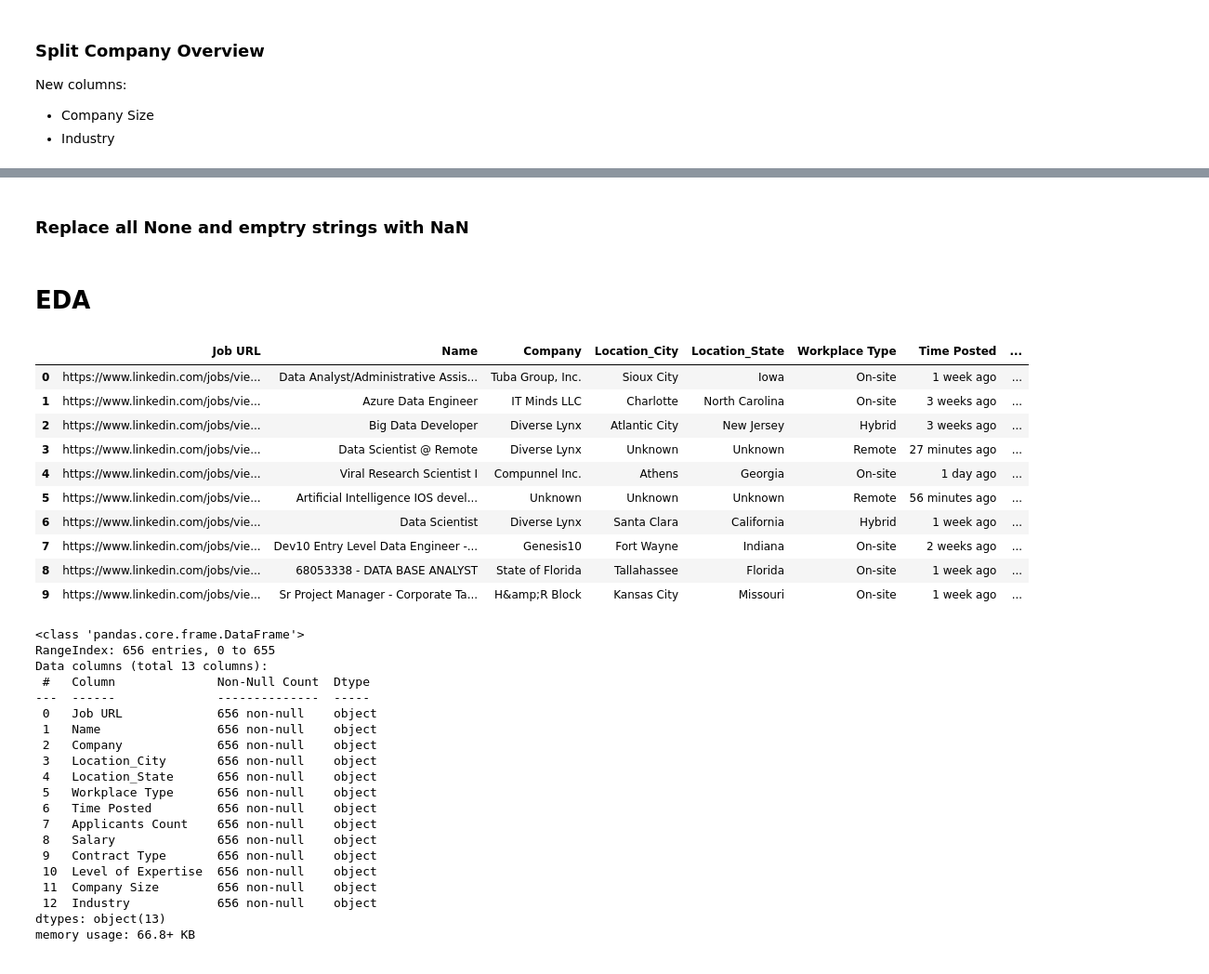
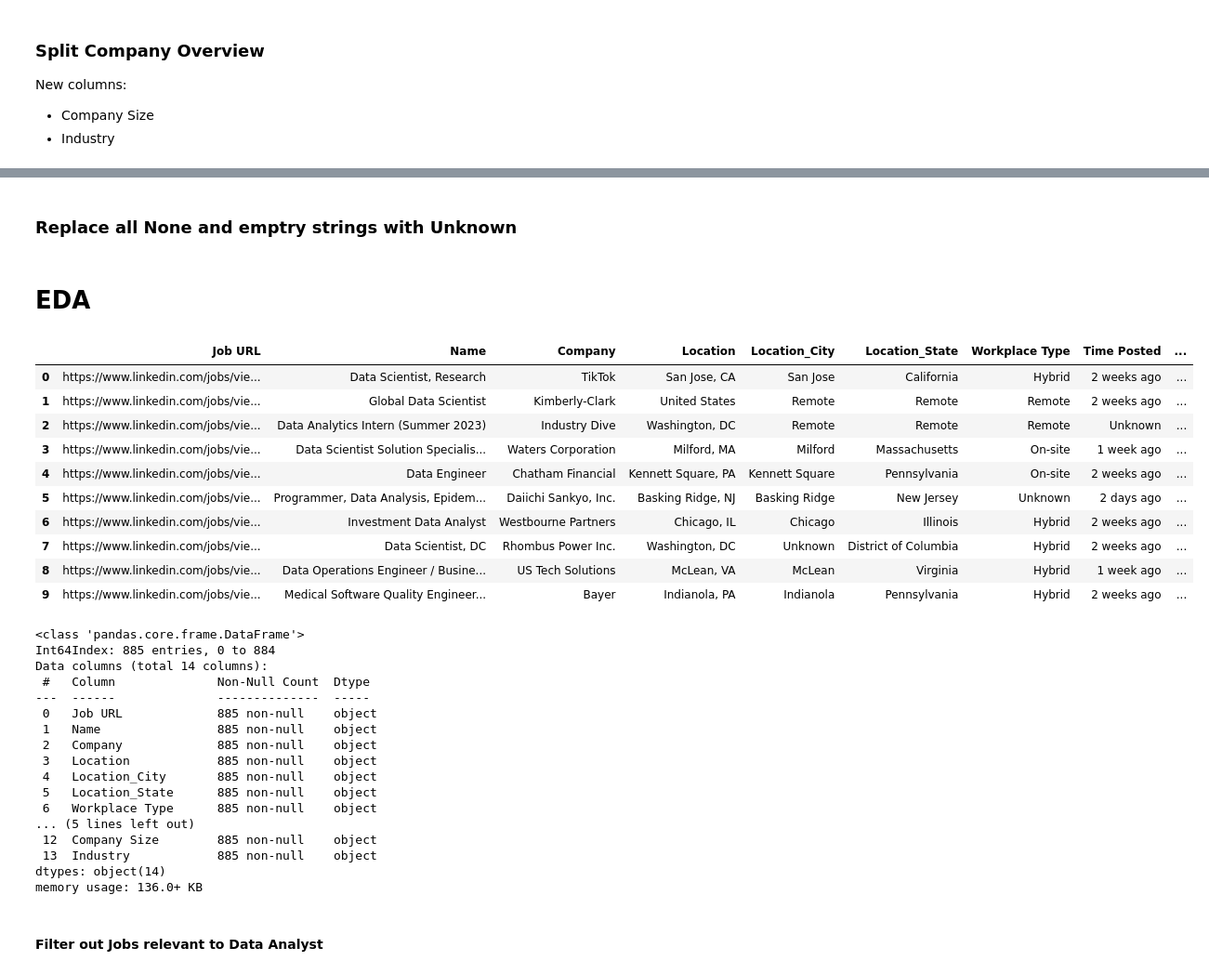
Before and after one commit to minhnnt97/linkedin-analysis, a Jupyter notebook: LinkedinJobAnalysis.ipynb, the cells around one changed output, grey strips where cells are left out. Shown: that part at 93% size. Drawn from its saved outputs; the diff is of its cells as text; code cells hidden in the pictures.

```diff
--- a/LinkedinJobAnalysis.ipynb
+++ b/LinkedinJobAnalysis.ipynb
@@ -678,13 +756,13 @@ list(set(tmp.str.split(' · ').values.sum()))
 contract_type_list = ['Temporary', 'Part-time', 'Full-time', 'Internship', 'Contract']
 contract_type_pattern = '|'.join(contract_type_list)
 
-for idx, row in job_df_2.iterrows():
+for idx, row in job_df.iterrows():
     job_overview = row['Job Overview']
     try:
         contract_type = re.search(contract_type_pattern, job_overview)
-        job_df_2.at[idx, 'Contract Type'] = contract_type.group() if contract_type is not None else None
+        job_df.at[idx, 'Contract Type'] = contract_type.group() if contract_type is not None else 'Unknown'
     except NoSuchElementException:
         pass
-job_df_2.head(5)
+job_df.head(5)
 # %% [output]
 |  | Job ID | Job URL | Name | Company | Company Logo URL | Location | Workplace Type | Time Posted | ... |
@@ -697,13 +775,13 @@ job_df_2.head(5)
 exp_levels_list = ['Entry level', 'Junior', 'Mid-Senior level', 'Associate', 'Executive', 'Director']
 exp_levels_pattern = '|'.join(exp_levels_list)
 
-for idx, row in job_df_2.iterrows():
+for idx, row in job_df.iterrows():
     job_overview = row['Job Overview']
     try:
         exp_level = re.search(exp_levels_pattern, job_overview)
-        job_df_2.at[idx, 'Level of Expertise'] = exp_level.group() if exp_level is not None else None
+        job_df.at[idx, 'Level of Expertise'] = exp_level.group() if exp_level is not None else 'Unknown'
     except NoSuchElementException:
         pass
-job_df_2.head(5)
+job_df.head(5)
 # %% [output]
 |  | Job ID | Job URL | Name | Company | Company Logo URL | Location | Workplace Type | Time Posted | ... |
@@ -715,49 +793,48 @@ job_df_2.head(5)
 # %% [markdown]
-### Replace all None and emptry strings with NaN
+### Replace all None and emptry strings with Unknown
 # %%
-job_df_2 = job_df_2.replace('', np.nan).fillna('Unknown')
+job_df = job_df.replace('', np.nan).fillna('Unknown')
 # %% [markdown]
 # EDA
 # %%
-cols = ['Job URL', 'Name', 'Company', 'Location_City', 'Location_State',
+cols = ['Job URL', 'Name', 'Company', 'Location', 'Location_City', 'Location_State',
        'Workplace Type', 'Time Posted', 'Applicants Count',
         'Salary', 'Contract Type', 'Level of Expertise',
        'Company Size', 'Industry']
-job_df_2 = job_df_2[cols]
+df = job_df[cols]
 # %%
-job_df_2.head(10)
+df.head(10)
 # %% [output]
-|  | Job URL | Name | Company | Location_City | Location_State | Workplace Type | Time Posted | ... |
-| 0 | https://www.linkedin.com/jobs/vie... | Data Analyst/Administrative Assis... | Tuba Group, Inc. | Sioux City | Iowa | On-site | 1 week ago | ... |
-| 1 | https://www.linkedin.com/jobs/vie... | Azure Data Engineer | IT Minds LLC | Charlotte | North Carolina | On-site | 3 weeks ago | ... |
-| 2 | https://www.linkedin.com/jobs/vie... | Big Data Developer | Diverse Lynx | Atlantic City | New Jersey | Hybrid | 3 weeks ago | ... |
-| 3 | https://www.linkedin.com/jobs/vie... | Data Scientist @ Remote | Diverse Lynx | Unknown | Unknown | Remote | 27 minutes ago | ... |
-| 4 | https://www.linkedin.com/jobs/vie... | Viral Research Scientist I | Compunnel Inc. | Athens | Georgia | On-site | 1 day ago | ... |
-| 5 | https://www.linkedin.com/jobs/vie... | Artificial Intelligence IOS devel... | Unknown | Unknown | Unknown | Remote | 56 minutes ago | ... |
-| 6 | https://www.linkedin.com/jobs/vie... | Data Scientist | Diverse Lynx | Santa Clara | California | Hybrid | 1 week ago | ... |
-| 7 | https://www.linkedin.com/jobs/vie... | Dev10 Entry Level Data Engineer -... | Genesis10 | Fort Wayne | Indiana | On-site | 2 weeks ago | ... |
-| 8 | https://www.linkedin.com/jobs/vie... | 68053338 - DATA BASE ANALYST | State of Florida | Tallahassee | Florida | On-site | 1 week ago | ... |
-| 9 | https://www.linkedin.com/jobs/vie... | Sr Project Manager - Corporate Ta... | H&amp;R Block | Kansas City | Missouri | On-site | 1 week ago | ... |
+|  | Job URL | Name | Company | Location | Location_City | Location_State | Workplace Type | Time Posted | ... |
+| 0 | https://www.linkedin.com/jobs/vie... | Data Scientist, Research | TikTok | San Jose, CA | San Jose | California | Hybrid | 2 weeks ago | ... |
+| 1 | https://www.linkedin.com/jobs/vie... | Global Data Scientist | Kimberly-Clark | United States | Remote | Remote | Remote | 2 weeks ago | ... |
+| 2 | https://www.linkedin.com/jobs/vie... | Data Analytics Intern (Summer 2023) | Industry Dive | Washington, DC | Remote | Remote | Remote | Unknown | ... |
+| 3 | https://www.linkedin.com/jobs/vie... | Data Scientist Solution Specialis... | Waters Corporation | Milford, MA | Milford | Massachusetts | On-site | 1 week ago | ... |
+| 4 | https://www.linkedin.com/jobs/vie... | Data Engineer | Chatham Financial | Kennett Square, PA | Kennett Square | Pennsylvania | On-site | 2 weeks ago | ... |
+| 5 | https://www.linkedin.com/jobs/vie... | Programmer, Data Analysis, Epidem... | Daiichi Sankyo, Inc. | Basking Ridge, NJ | Basking Ridge | New Jersey | Unknown | 2 days ago | ... |
+| 6 | https://www.linkedin.com/jobs/vie... | Investment Data Analyst | Westbourne Partners | Chicago, IL | Chicago | Illinois | Hybrid | 2 weeks ago | ... |
+| 7 | https://www.linkedin.com/jobs/vie... | Data Scientist, DC | Rhombus Power Inc. | Washington, DC | Unknown | District of Columbia | Hybrid | 2 weeks ago | ... |
+| 8 | https://www.linkedin.com/jobs/vie... | Data Operations Engineer / Busine... | US Tech Solutions | McLean, VA | McLean | Virginia | Hybrid | 1 week ago | ... |
+| 9 | https://www.linkedin.com/jobs/vie... | Medical Software Quality Engineer... | Bayer | Indianola, PA | Indianola | Pennsylvania | Hybrid | 2 weeks ago | ... |
 # %%
-job_df_2.info()
+df.info()
 # %% [output]
 <class 'pandas.core.frame.DataFrame'>
-RangeIndex: 656 entries, 0 to 655
-Data columns (total 13 columns):
+Int64Index: 885 entries, 0 to 884
+Data columns (total 14 columns):
  #   Column              Non-Null Count  Dtype
 ---  ------              --------------  -----
- 0   Job URL             656 non-null    object
- 1   Name                656 non-null    object
- 2   Company             656 non-null    object
- 3   Location_City       656 non-null    object
- 4   Location_State      656 non-null    object
- 5   Workplace Type      656 non-null    object
- 6   Time Posted         656 non-null    object
- 7   Applicants Count    656 non-null    object
- 8   Salary              656 non-null    object
- 9   Contract Type       656 non-null    object
- 10  Level of Expertise  656 non-null    object
- 11  Company Size        656 non-null    object
- 12  Industry            656 non-null    object
-dtypes: object(13)
-memory usage: 66.8+ KB
+ 0   Job URL             885 non-null    object
+ 1   Name                885 non-null    object
+ 2   Company             885 non-null    object
+ 3   Location            885 non-null    object
+ 4   Location_City       885 non-null    object
+ 5   Location_State      885 non-null    object
+ 6   Workplace Type      885 non-null    object
+... (5 lines left out)
+ 12  Company Size        885 non-null    object
+ 13  Industry            885 non-null    object
+dtypes: object(14)
+memory usage: 136.0+ KB
+# %% [markdown]
+#### Filter out Jobs relevant to Data Analyst
```
Also changed, not shown: parts of 45 cells of this notebook.
